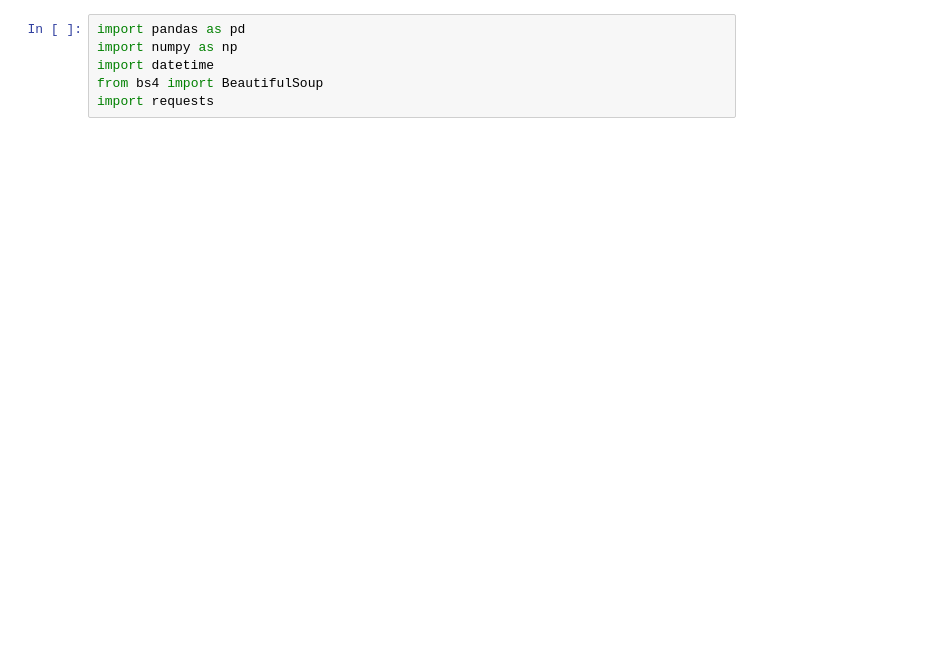
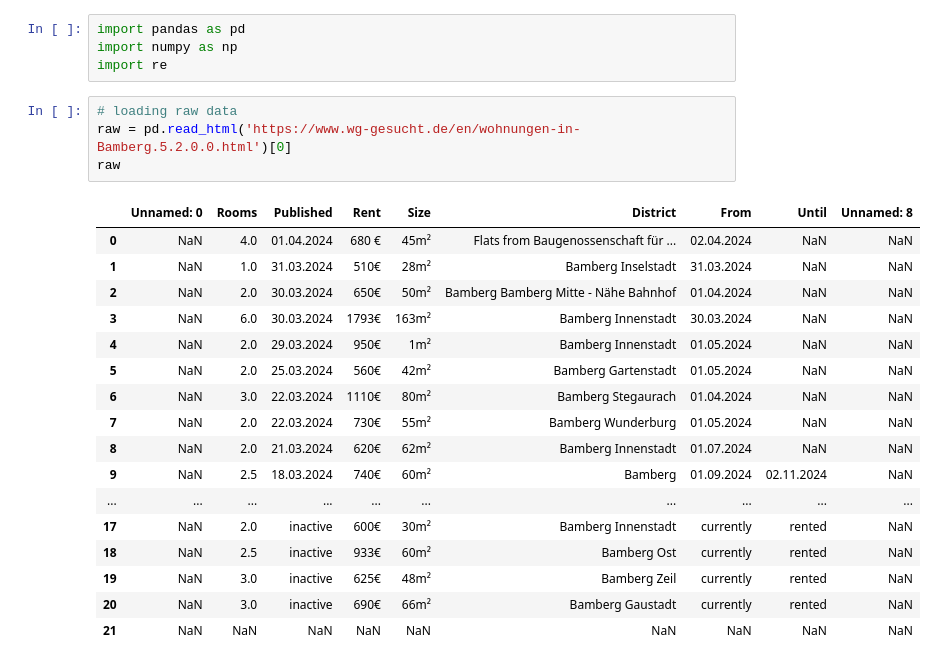
Before and after one commit to mzaoualim/Business_Proposals, a Jupyter notebook: Web_Scraping/Web_Scraper_Steps.ipynb, the cells around one changed output. Saved outputs shown, nothing was run; the diff lists cells and outputs as text; blank space fills up the shorter version.

```diff
--- a/Web_Scraping/Web_Scraper_Steps.ipynb
+++ b/Web_Scraping/Web_Scraper_Steps.ipynb
@@ -3,6 +3,26 @@
 # %%
 import pandas as pd
 import numpy as np
-import datetime
-from bs4 import BeautifulSoup
-import requests
+import re
+# %%
+# loading raw data
+raw = pd.read_html('https://www.wg-gesucht.de/en/wohnungen-in-Bamberg.5.2.0.0.html')[0]
+raw
+# %% [output]
+|  | Unnamed: 0 | Rooms | Published | Rent | Size | District | From | Until | Unnamed: 8 |
+| 0 | NaN | 4.0 | 01.04.2024 | 680 € | 45m² | Flats from Baugenossenschaft für ... | 02.04.2024 | NaN | NaN |
+| 1 | NaN | 1.0 | 31.03.2024 | 510€ | 28m² | Bamberg Inselstadt | 31.03.2024 | NaN | NaN |
+| 2 | NaN | 2.0 | 30.03.2024 | 650€ | 50m² | Bamberg Bamberg Mitte - Nähe Bahnhof | 01.04.2024 | NaN | NaN |
+| 3 | NaN | 6.0 | 30.03.2024 | 1793€ | 163m² | Bamberg Innenstadt | 30.03.2024 | NaN | NaN |
+| 4 | NaN | 2.0 | 29.03.2024 | 950€ | 1m² | Bamberg Innenstadt | 01.05.2024 | NaN | NaN |
+| 5 | NaN | 2.0 | 25.03.2024 | 560€ | 42m² | Bamberg Gartenstadt | 01.05.2024 | NaN | NaN |
+| 6 | NaN | 3.0 | 22.03.2024 | 1110€ | 80m² | Bamberg Stegaurach | 01.04.2024 | NaN | NaN |
+| 7 | NaN | 2.0 | 22.03.2024 | 730€ | 55m² | Bamberg Wunderburg | 01.05.2024 | NaN | NaN |
+| 8 | NaN | 2.0 | 21.03.2024 | 620€ | 62m² | Bamberg Innenstadt | 01.07.2024 | NaN | NaN |
+| 9 | NaN | 2.5 | 18.03.2024 | 740€ | 60m² | Bamberg | 01.09.2024 | 02.11.2024 | NaN |
+| ... | ... | ... | ... | ... | ... | ... | ... | ... | ... |
+| 17 | NaN | 2.0 | inactive | 600€ | 30m² | Bamberg Innenstadt | currently | rented | NaN |
+| 18 | NaN | 2.5 | inactive | 933€ | 60m² | Bamberg Ost | currently | rented | NaN |
+| 19 | NaN | 3.0 | inactive | 625€ | 48m² | Bamberg Zeil | currently | rented | NaN |
+| 20 | NaN | 3.0 | inactive | 690€ | 66m² | Bamberg Gaustadt | currently | rented | NaN |
+| 21 | NaN | NaN | NaN | NaN | NaN | NaN | NaN | NaN | NaN |
```
Also changed, not shown: parts of 9 cells of this notebook.
